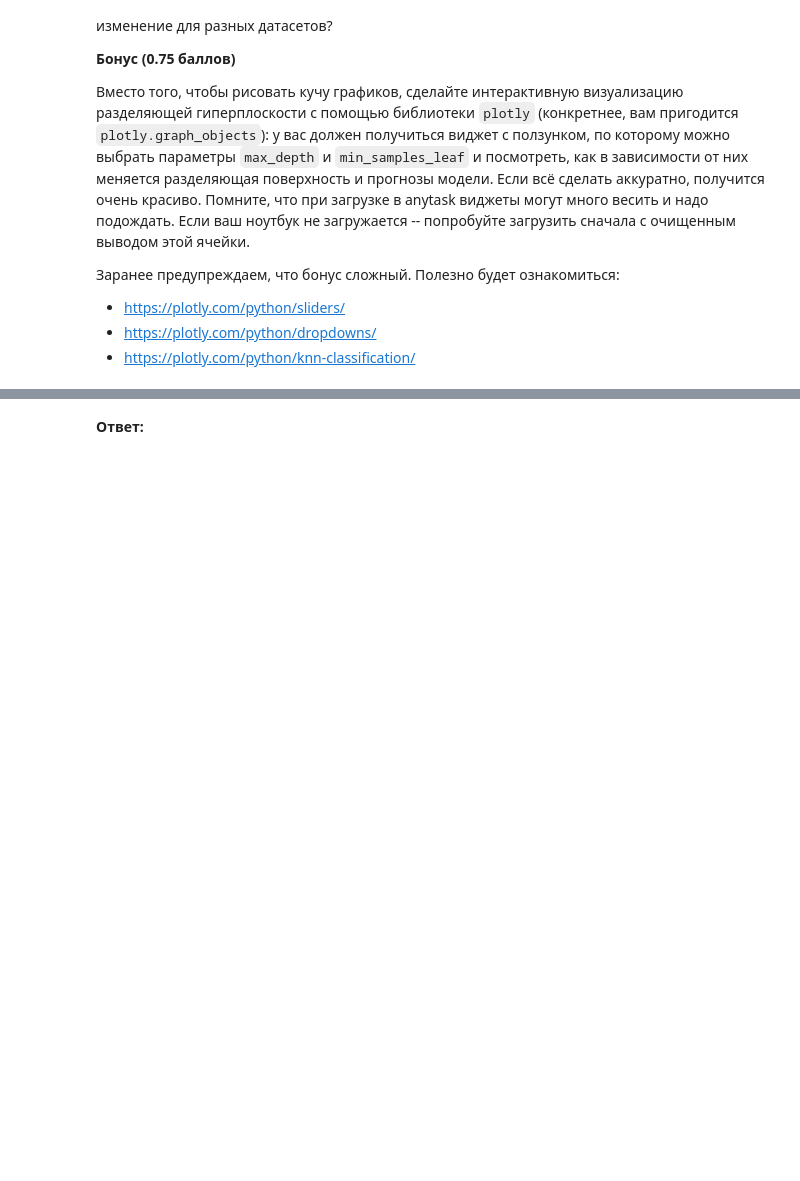
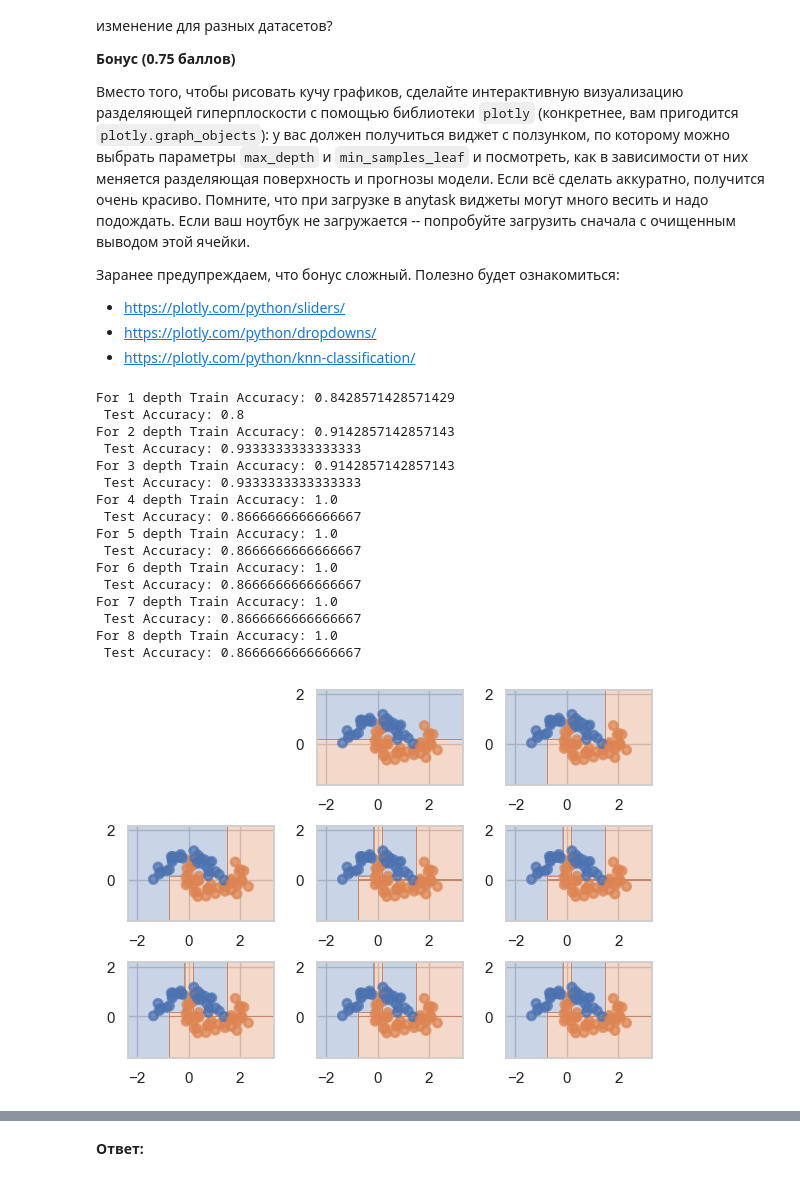
Before and after one commit to AndreiPolischuk/ML_HOMEWORKS, a Jupyter notebook: HW5/homework-practice-05-trees-Polishuk-Andrei.ipynb, the cells around one changed output, grey strips where cells are left out. Saved outputs shown, nothing was run; the diff lists cells and outputs as text; code cells hidden in the pictures; blank space fills up the shorter version.

```diff
--- a/HW5/homework-practice-05-trees-Polishuk-Andrei.ipynb
+++ b/HW5/homework-practice-05-trees-Polishuk-Andrei.ipynb
@@ -140,0 +145,27 @@ __Бонус (0.75 баллов)__
+# %%
+N = 1
+for i in range(1, 9):
+    X, y = datasets[N]
+    X_train, X_test, y_train, y_test = train_test_split(X, y, test_size=0.3, random_state=42)
+    dtree = DecisionTreeClassifier(max_depth=i).fit(X_train, y_train)
+    plt.subplot(3, 3, i + 1)
+    plot_surface(dtree, X_train, y_train)
+    print(f'For {i} depth Train Accuracy: {accuracy_score(dtree.predict(X_train), y_train)} \n Test Accuracy: {accuracy_score(dtree.predict(X_test), y_test)} ')
+# %% [output]
+For 1 depth Train Accuracy: 0.8428571428571429
+ Test Accuracy: 0.8
+For 2 depth Train Accuracy: 0.9142857142857143
+ Test Accuracy: 0.9333333333333333
+For 3 depth Train Accuracy: 0.9142857142857143
+ Test Accuracy: 0.9333333333333333
+For 4 depth Train Accuracy: 1.0
+ Test Accuracy: 0.8666666666666667
+For 5 depth Train Accuracy: 1.0
+ Test Accuracy: 0.8666666666666667
+For 6 depth Train Accuracy: 1.0
+ Test Accuracy: 0.8666666666666667
+For 7 depth Train Accuracy: 1.0
+ Test Accuracy: 0.8666666666666667
+For 8 depth Train Accuracy: 1.0
+ Test Accuracy: 0.8666666666666667
+[figure, added]
```
Also changed, not shown: parts of 17 cells of this notebook, 1 other file.
